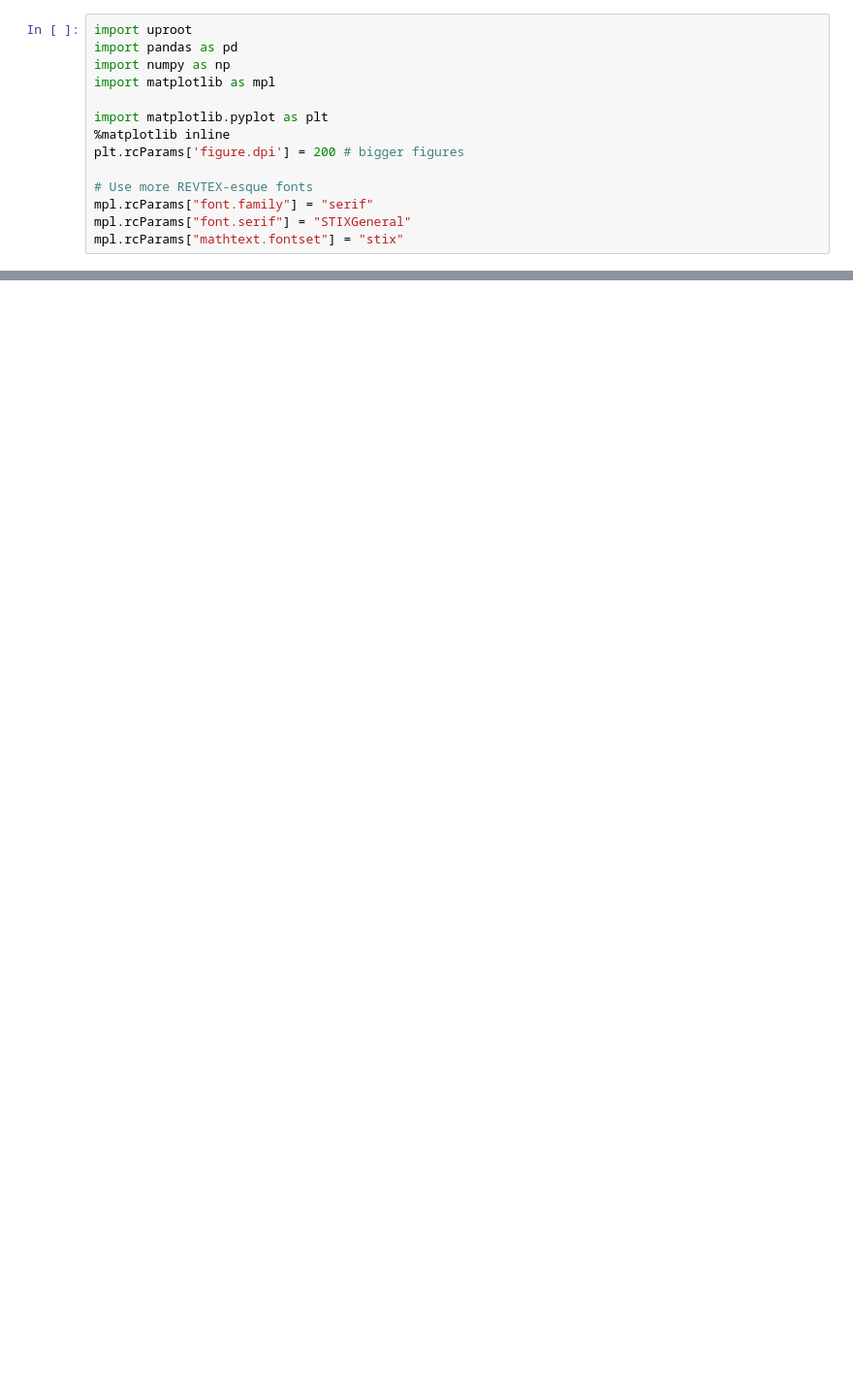
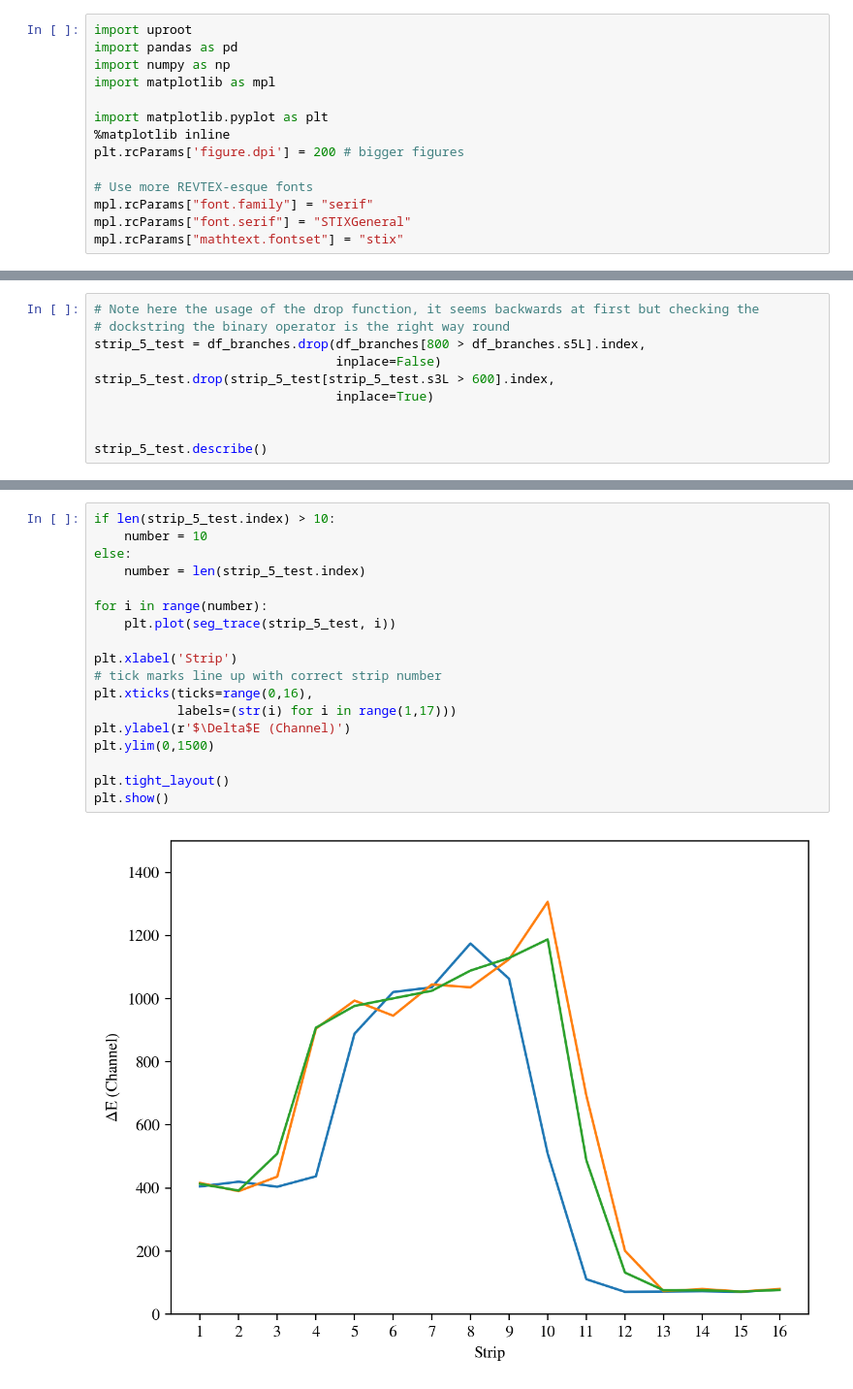
Before and after one commit to dneto1729/MUSIC_with_python, a Jupyter notebook: examples/2 - Getting MUSIC traces.ipynb, the cells around one changed output, grey strips where cells are left out. Shown at 97% size. Drawn from its saved outputs; the diff is of its cells as text; blank space fills up the shorter version.

```diff
--- a/examples/2 - Getting MUSIC traces.ipynb
+++ b/examples/2 - Getting MUSIC traces.ipynb
@@ -28,0 +260,10 @@ branches
+# %%
+# Note here the usage of the drop function, it seems backwards at first but checking the
+# dockstring the binary operator is the right way round
+strip_5_test = df_branches.drop(df_branches[800 > df_branches.s5L].index,
+                                inplace=False)
+strip_5_test.drop(strip_5_test[strip_5_test.s3L > 600].index,
+                                inplace=True)
+
+
+strip_5_test.describe()
@@ -28,0 +281,20 @@ branches
+# %%
+if len(strip_5_test.index) > 10:
+    number = 10
+else:
+    number = len(strip_5_test.index)
+
+for i in range(number):
+    plt.plot(seg_trace(strip_5_test, i))
+
+plt.xlabel('Strip')
+# tick marks line up with correct strip number
+plt.xticks(ticks=range(0,16),
+           labels=(str(i) for i in range(1,17)))
+plt.ylabel(r'$\Delta$E (Channel)')
+plt.ylim(0,1500)
+
+plt.tight_layout()
+plt.show()
+# %% [output]
+[figure, added]
```
Also changed, not shown: parts of 32 cells of this notebook.
